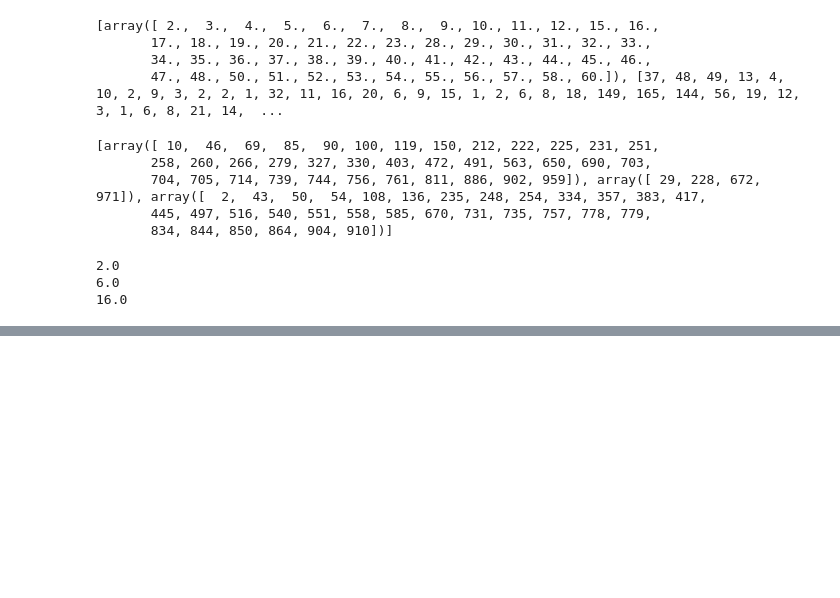
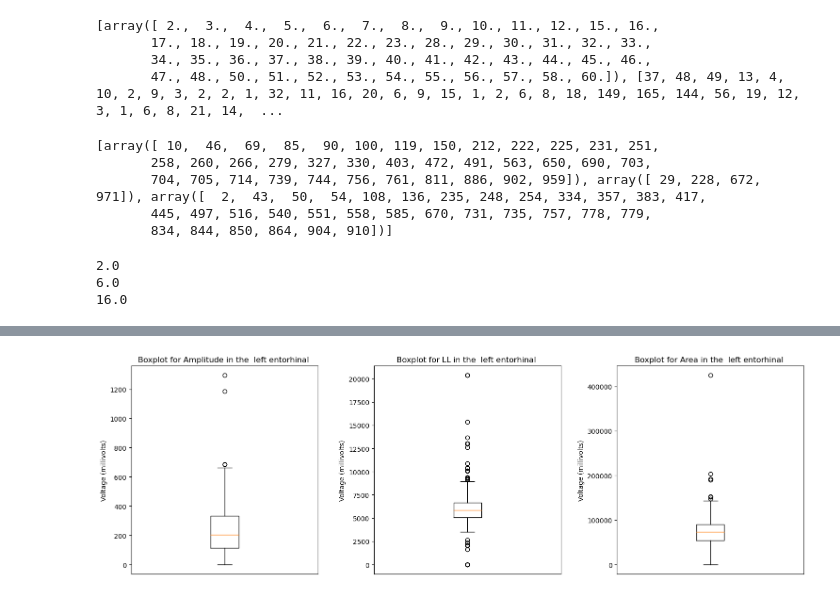
Before and after one commit to carlosaaguila/Interictal_Spike_Analysis, a Jupyter notebook: HUMAN/working_feat_extract_code/spatial_preanalysis.ipynb, the cells around one changed output, grey strips where cells are left out. Cells and saved outputs as stored; diff of their text form; code cells hidden in the pictures; blank space fills up the shorter version.

Commit message:
boxplots, average waveforms, multi ROI scans

```diff
--- a/HUMAN/working_feat_extract_code/spatial_preanalysis.ipynb
+++ b/HUMAN/working_feat_extract_code/spatial_preanalysis.ipynb
@@ -232,6 +230,6 @@ ch1_feats = []
 ch2_feats = []
 ch3_feats = []
 for feat in feats:
-    ch1_feats.append((feat[roi_ch[0]]))
-    ch2_feats.append((feat[roi_ch[1]]))
-    ch3_feats.append((feat[roi_ch[2]]))
+    ch1_feats.append((feat[idx_roich[0]]))
+    ch2_feats.append((feat[idx_roich[1]]))
+    ch3_feats.append((feat[idx_roich[2]]))
@@ -237,0 +254,34 @@ for feat in feats:
+# %%
+#get a list of the all the L-ENTOR Amplitudes
+amp_ch1 = [x[0] for x in ch1_feats]
+amp_ch2 = [x[0] for x in ch2_feats]
+amp_ch3 = [x[0] for x in ch3_feats]
+lent_amp = [amp_ch1, amp_ch2, amp_ch3]
+lent_amp = np.concatenate(lent_amp)
+# %%
+#get a list of the all the L-ENTOR Line Lengths
+LL_ch1 = [x[1] for x in ch1_feats]
+LL_ch2 = [x[1] for x in ch2_feats]
+LL_ch3 = [x[1] for x in ch3_feats]
+lent_LL = [LL_ch1, LL_ch2, LL_ch3]
+lent_LL = np.concatenate(lent_LL)
+# %%
+#get a list of the all the L-ENTOR Areas
+A_ch1 = [x[2] for x in ch1_feats]
+A_ch2 = [x[2] for x in ch2_feats]
+A_ch3 = [x[2] for x in ch3_feats]
+lent_A = [A_ch1, A_ch2, A_ch3]
+lent_A = np.concatenate(lent_A)
+# %%
+fig, axs = plt.subplots(1, 3, figsize=(15,5))
+fig.tight_layout()
+fig.subplots_adjust(wspace=0.3)
+concat_feats = [lent_amp, lent_LL, lent_A]
+labels = ['Amplitude', 'LL', 'Area']
+for i in range(3):
+    axs[i].boxplot(concat_feats[i], autorange=True)
+    axs[i].set_ylabel("Voltage (millivolts)")
+    axs[i].set_title("Boxplot for {} in the {}".format(labels[i],roi))
+    axs[i].get_xaxis().set_visible(False)
+# %% [output]
+[figure, added]
```
Also changed, not shown: parts of 14 cells of this notebook, 1 other file.
